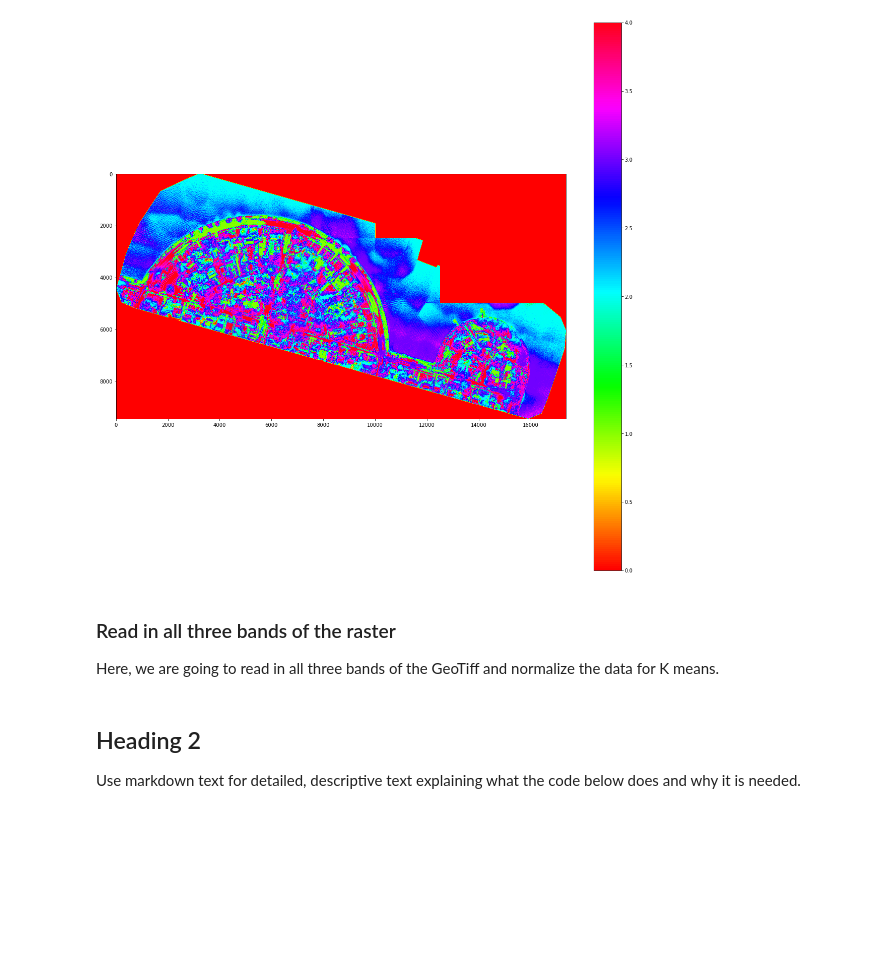
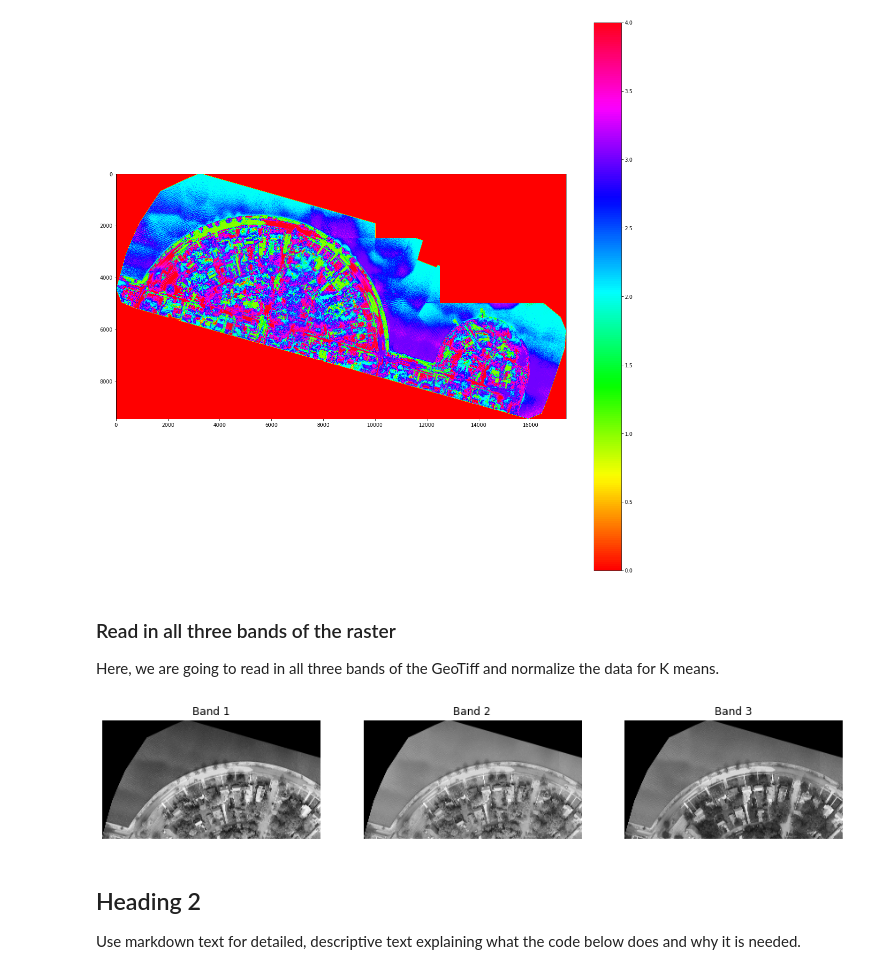
Before and after one commit to ODU-GeoSEA/va-datacube, a Jupyter notebook: real_world_examples/UAV_floodFeature.ipynb, the cells around one changed output. Drawn from its saved outputs; the diff is of its cells as text; code cells hidden in the pictures; blank space fills up the shorter version.

Commit message:
Updated rasterio processing
Changed it to break the tif into chunks to act on

```diff
--- a/real_world_examples/UAV_floodFeature.ipynb
+++ b/real_world_examples/UAV_floodFeature.ipynb
@@ -167,42 +169,46 @@ plt.show()
 
 Here, we are going to read in all three bands of the GeoTiff and normalize the data for K means.
 # %%
-# Read in raster image
+# Open the source dataset
 with rasterio.open('/home/jupyter-68bca889-0317-429c-8193d/shared/UAV_test_imagery/SiteA-RGB.tiff') as src:
+    data = src.read()
+    meta = src.meta.copy()
 
-    # Read the image data as a numpy array
-    data = src.read()
+# Define the new resolution in meters
+new_res = 0.01
 
-    # Get the original spatial resolution and calculate the new spatial resolution
-    original_resolution = src.res[0]
-    new_resolution = 0.01  # Change this to the desired new resolution in meters
+# Calculate the new size of the raster in pixels
+res_ratio = meta["transform"][0] / new_res
+new_width = int(meta["width"] / res_ratio)
+new_height = int(meta["height"] / res_ratio)
 
-    # Calculate the new shape of the raster based on the new resolution
-    new_height = int(np.round(src.height * original_resolution / new_resolution))
-    new_width = int(np.round(src.width * original_resolution / new_resolution))
-    new_shape = (src.count, new_height, new_width)
+# Update the metadata with the new resolution and size
+meta.update({"transform": Affine(new_res, 0, meta["transform"][2], 0, -new_res, meta["transform"][5]),
+             "width": new_width,
+             "height": new_height})
 
-    # Resample the data to the new resolution
-    new_data = np.zeros(new_shape, dtype=data.dtype)
-    for i in range(src.count):
-        rasterio.warp.reproject(
-            source=data[i],
-            destination=new_data[i],
-            src_transform=src.transform,
-            src_crs=src.crs,
-            dst_transform=rasterio.Affine(new_resolution, 0, src.bounds.left,
-                                          0, -new_resolution, src.bounds.top),
-            dst_crs=src.crs,
-            resampling=Resampling.cubic)
+# Create an empty array to hold the resampled data
+new_data = np.zeros((meta["count"], new_height, new_width), dtype=data.dtype)
+
+# Resample the data
+rasterio.warp.reproject(source=data, destination=new_data, src_transform=meta["transform"],
+                        src_crs=meta["crs"], dst_transform=meta["transform"],
+                        dst_crs=meta["crs"], resampling=Resampling.cubic)
+
+# Write the resampled data to the output raster
+with rasterio.open("output.tif", "w", **meta) as dst:
+    dst.write(new_data)
 
 # Plot the resampled data
 fig, axs = plt.subplots(nrows=1, ncols=3, figsize=(15, 5))
 for i, ax in enumerate(axs.flat):
     ax.imshow(new_data[i,:,:], cmap='gray')
     ax.set_title(f"Band {i+1}")
     ax.axis('off')
 
 plt.show()
+# %% [output]
+[figure, added]
 # %%
 k_means = cluster.KMeans(n_clusters=8)
 k_means.fit(X)
```
Also changed, not shown: parts of 1 cell of this notebook.
